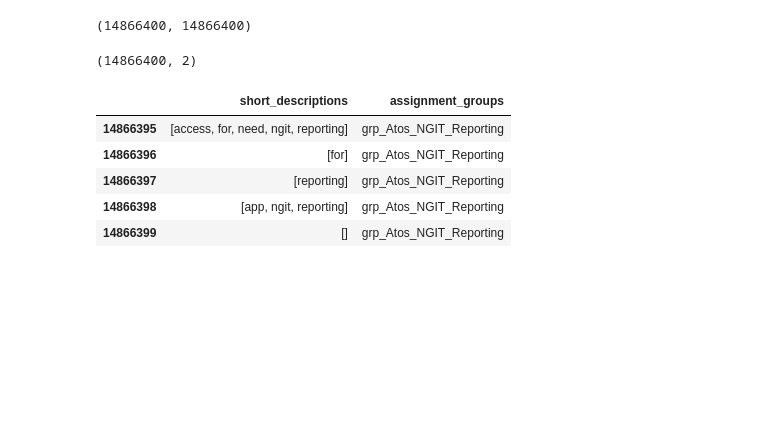
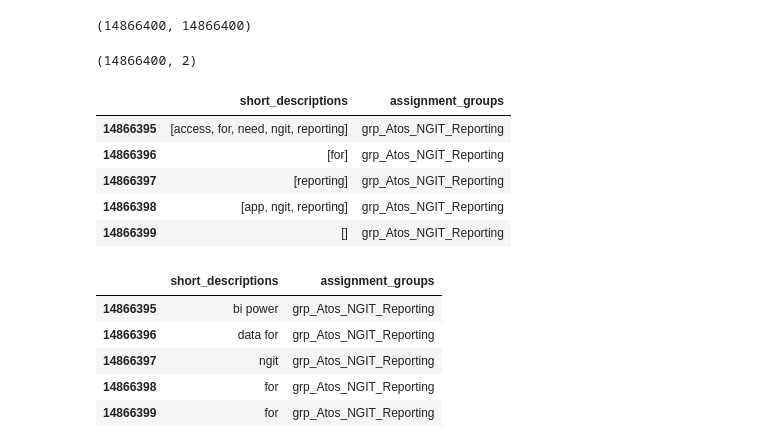
Before and after one commit to omkarudawant/Text-Classification, a Jupyter notebook: research/EDA.ipynb, the cells around one changed output. Drawn from its saved outputs; the diff is of its cells as text; code cells hidden in the pictures; blank space fills up the shorter version.

```diff
--- a/research/EDA.ipynb
+++ b/research/EDA.ipynb
@@ -85 +100,10 @@ res_df.tail()
+# %%
+res_df.tail()
+# %% [output]
+|  | short_descriptions | assignment_groups |
+| 14866395 | bi power | grp_Atos_NGIT_Reporting |
+| 14866396 | data for | grp_Atos_NGIT_Reporting |
+| 14866397 | ngit | grp_Atos_NGIT_Reporting |
+| 14866398 | for | grp_Atos_NGIT_Reporting |
+| 14866399 | for | grp_Atos_NGIT_Reporting |
 # %%
```
Also changed, not shown: parts of 6 cells of this notebook, 1 other file.
